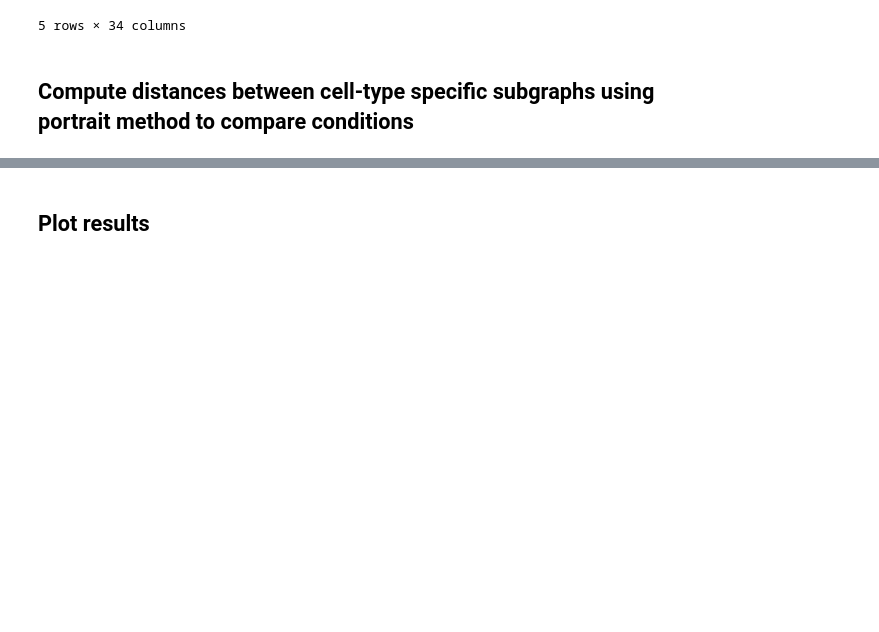
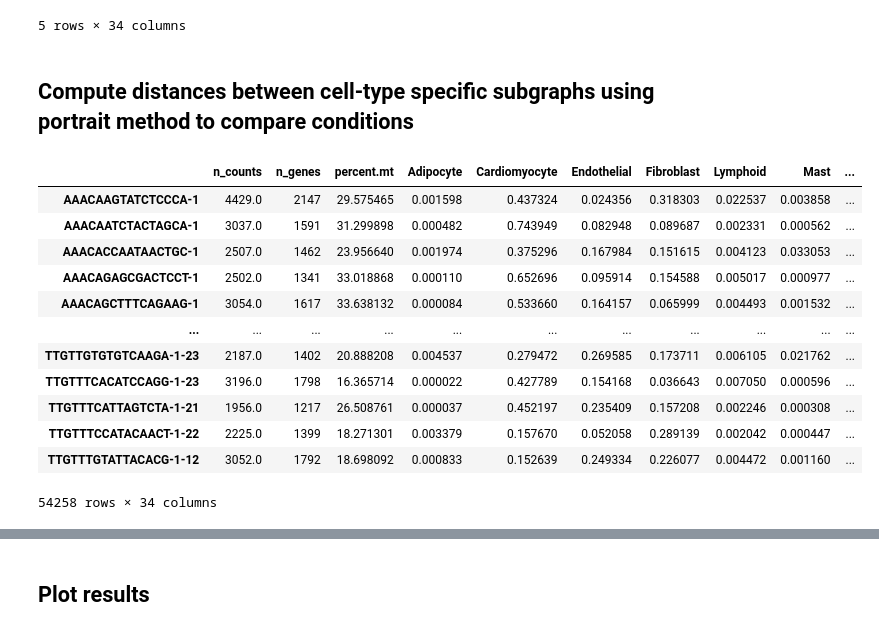
Before and after one commit to theislab/graphcompass, a Jupyter notebook: notebooks/portrait/portrait_visium.ipynb, the cells around one changed output, grey strips where cells are left out. Cells and saved outputs as stored; diff of their text form; code cells hidden in the pictures; blank space fills up the shorter version.

```diff
--- a/notebooks/portrait/portrait_visium.ipynb
+++ b/notebooks/portrait/portrait_visium.ipynb
@@ -43,3 +49,32 @@ cluster_key="cell_type_original"
+# %%
+# We're interested in comparing the spatial organization of the following conditions:
+subset_conditions = ["control", "RZ", "RZ_GT", "IZ", "GT_IZ"]
+adata = adata[adata.obs[condition_key].isin(subset_conditions)]
+
+rename_conditions = {
+    "RZ_GT": "RZ",
+    "RZ": "RZ",
+    "GT_IZ": "IZ",
+    "IZ": "IZ",
+    "control": "control",
+}
+adata.obs[condition_key] = [rename_conditions[s] for s in adata.obs[condition_key]]
+adata.obs[condition_key] = adata.obs[condition_key].astype('category')
+adata.obs
+# %% [output]
+|  | n_counts | n_genes | percent.mt | Adipocyte | Cardiomyocyte | Endothelial | Fibroblast | Lymphoid | Mast | ... |
+| AAACAAGTATCTCCCA-1 | 4429.0 | 2147 | 29.575465 | 0.001598 | 0.437324 | 0.024356 | 0.318303 | 0.022537 | 0.003858 | ... |
+| AAACAATCTACTAGCA-1 | 3037.0 | 1591 | 31.299898 | 0.000482 | 0.743949 | 0.082948 | 0.089687 | 0.002331 | 0.000562 | ... |
+| AAACACCAATAACTGC-1 | 2507.0 | 1462 | 23.956640 | 0.001974 | 0.375296 | 0.167984 | 0.151615 | 0.004123 | 0.033053 | ... |
+| AAACAGAGCGACTCCT-1 | 2502.0 | 1341 | 33.018868 | 0.000110 | 0.652696 | 0.095914 | 0.154588 | 0.005017 | 0.000977 | ... |
+| AAACAGCTTTCAGAAG-1 | 3054.0 | 1617 | 33.638132 | 0.000084 | 0.533660 | 0.164157 | 0.065999 | 0.004493 | 0.001532 | ... |
+| ... | ... | ... | ... | ... | ... | ... | ... | ... | ... | ... |
+| TTGTTGTGTGTCAAGA-1-23 | 2187.0 | 1402 | 20.888208 | 0.004537 | 0.279472 | 0.269585 | 0.173711 | 0.006105 | 0.021762 | ... |
+| TTGTTTCACATCCAGG-1-23 | 3196.0 | 1798 | 16.365714 | 0.000022 | 0.427789 | 0.154168 | 0.036643 | 0.007050 | 0.000596 | ... |
+| TTGTTTCATTAGTCTA-1-21 | 1956.0 | 1217 | 26.508761 | 0.000037 | 0.452197 | 0.235409 | 0.157208 | 0.002246 | 0.000308 | ... |
+| TTGTTTCCATACAACT-1-22 | 2225.0 | 1399 | 18.271301 | 0.003379 | 0.157670 | 0.052058 | 0.289139 | 0.002042 | 0.000447 | ... |
+| TTGTTTGTATTACACG-1-12 | 3052.0 | 1792 | 18.698092 | 0.000833 | 0.152639 | 0.249334 | 0.226077 | 0.004472 | 0.001160 | ... |
+54258 rows × 34 columns
 # %%
 # compute pairwise similarities between cell-type specific graphs across samples
 ### results are stored in adata.uns["pairwise_similarities"]
```
Also changed, not shown: parts of 5 cells of this notebook, 2 other files.
